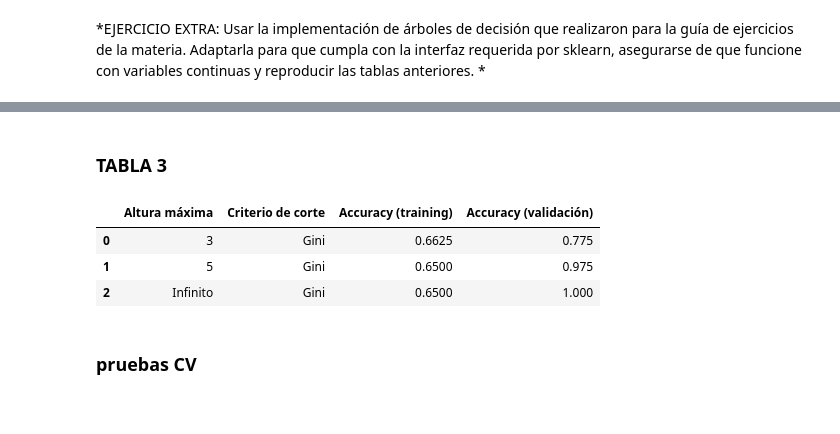
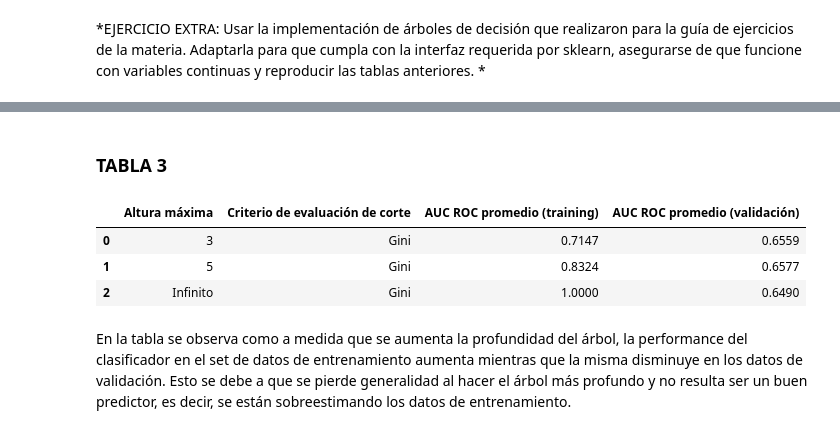
Before and after one commit to stellasm/repo_aa, a Jupyter notebook: TP1/extra_ej2.ipynb, the cells around one changed output, grey strips where cells are left out. Drawn from its saved outputs; the diff is of its cells as text; code cells hidden in the pictures.

Commit message:
Ej 2.3 con CV y su tabla. Ej 2 extra con variables continuas, CV, AUC-ROC y tabla. Hermoso todo

```diff
--- a/TP1/extra_ej2.ipynb
+++ b/TP1/extra_ej2.ipynb
@@ -594,7 +628,4 @@ def si_o_no(x):
         return "No"
 
 y_sino = map(si_o_no,np.array(y_dev))
-
-#display(y_sino)
-#df_y = pd.DataFrame(data=y_sino)
-#df_y
+y_sino_dev = pd.DataFrame(data={'y':y_sino})
@@ -675,11 +634,0 @@ arbol_derecho
-# %%
-# Ejemplo de uso
-clf = MiClasificadorArbol(200)
-
-# Tomar en cuenta que sklearn espera numpy arrays:
-clf.fit(np.array(X_train), y_train)
-clf.fit(np.array(X_val), y_val)
-acc_train.append(clf.score(np.array(X_train), y_train))
-acc_val.append(clf.score(np.array(X_val), y_val))
-display(acc_train)
-display(acc_val)
@@ -706,19 +690,32 @@ arbol_derecho
+# %%
+array_train = np.array(resultados_training)
+array_val = np.array(resultados_validation)
+
+gini_ind_3 = [0,3,6,9,12]
+gini_ind_5 = [1,4,7,10,13]
+gini_ind_none = [2,5,8,11,14]
+gini_train_3 = np.mean(array_train[gini_ind_3])
+gini_train_5 = np.mean(array_train[gini_ind_5])
+gini_train_none = np.mean(array_train[gini_ind_none])
+gini_train = [gini_train_3, gini_train_5,gini_train_none]
+
+gini_val_3 = np.mean(array_val[gini_ind_3])
+gini_val_5 = np.mean(array_val[gini_ind_5])
+gini_val_none = np.mean(array_val[gini_ind_none])
+gini_val = [gini_val_3, gini_val_5,gini_val_none]
 # %%
-df2 = pd.DataFrame(index=range(0,3))
+df3 = pd.DataFrame(index=range(0,3))
 
-df2["Altura máxima"] = [3, 5, "Infinito"]
-df2["Criterio de corte"] = ["Gini"] * 3
-df2["Accuracy (entrenamiento)"] = acc_train #resultados_training # reemplazar por resultados_training
-df2["Accuracy (validación)"] = acc_val #resultados_validation # reemplazar por resultados_validation
-
+df3["Altura máxima"] = [3, 5, "Infinito"]
+df3["Criterio de evaluación de corte"] = ["Gini"] * 3
+df3["AUC ROC promedio (training)"] = gini_train
+df3["AUC ROC promedio (validación)"] = gini_val
 
 display(HTML("<h3> TABLA 3 </h3>"))
-display(df2)
+display(df3)
 # %% [output]
 TABLA 3
-|  | Altura máxima | Criterio de corte | Accuracy (training) | Accuracy (validación) |
-| 0 | 3 | Gini | 0.6625 | 0.775 |
-| 1 | 5 | Gini | 0.6500 | 0.975 |
-| 2 | Infinito | Gini | 0.6500 | 1.000 |
+|  | Altura máxima | Criterio de evaluación de corte | AUC ROC promedio (training) | AUC ROC promedio (validación) |
+| 0 | 3 | Gini | 0.7147 | 0.6559 |
+| 1 | 5 | Gini | 0.8324 | 0.6577 |
+| 2 | Infinito | Gini | 1.0000 | 0.6490 |
-# %% [markdown]
-### pruebas CV
@@ -765,0 +722,2 @@ print(grid.best_estimator_)
+# %% [markdown]
+En la tabla se observa como a medida que se aumenta la profundidad del árbol, la performance del clasificador en el set de datos de entrenamiento aumenta mientras que la misma disminuye en los datos de validación. Esto se debe a que se pierde generalidad al hacer el árbol más profundo y no resulta ser un buen predictor, es decir, se están sobreestimando los datos de entrenamiento.
```
Also changed, not shown: parts of 18 cells of this notebook.
